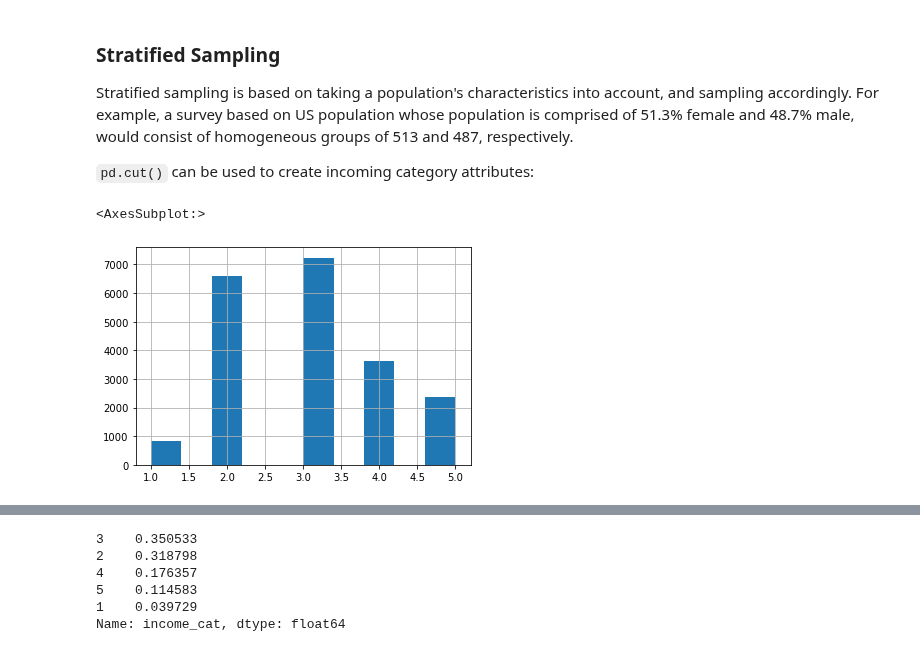
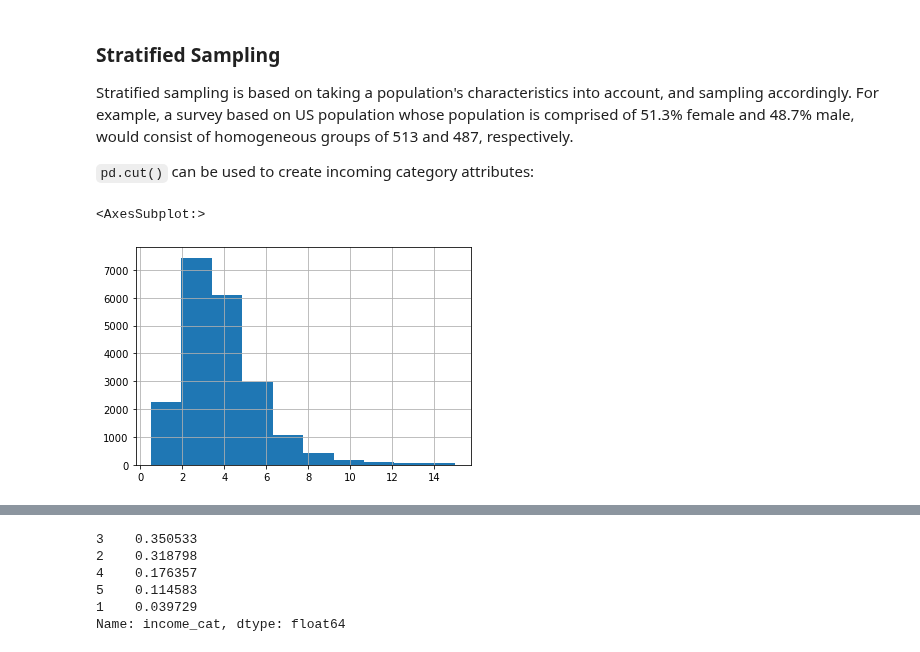
Before and after one commit to jwhudnall/hands-on-ML, a Jupyter notebook: Hands-on-ML.ipynb, the cells around one changed output, grey strips where cells are left out. Cells and saved outputs as stored; diff of their text form; code cells hidden in the pictures.

```diff
--- a/Hands-on-ML.ipynb
+++ b/Hands-on-ML.ipynb
@@ -124,6 +124,11 @@ Train size: 16512. Test size: 4128. Total size: 20640
 Stratified sampling is based on taking a population's characteristics into account, and sampling accordingly. For example, a survey based on US population whose population is comprised of 51.3% female and 48.7% male, would consist of homogeneous groups of 513 and 487, respectively.
 
 `pd.cut()` can be used to create incoming category attributes:
+# %%
+housing['median_income'].hist()
+# %% [output]
+<AxesSubplot:>
+[figure, added]
 # %%
 import numpy as np
 
@@ -131,7 +136,3 @@ import numpy as np
 housing['income_cat'] = pd.cut(housing['median_income'],
                               bins=[0., 1.5, 3., 4.5, 6., np.inf],
                               labels = [1, 2, 3, 4, 5])
-housing['income_cat'].hist()
-# %% [output]
-<AxesSubplot:>
-[figure, removed]
```
Also changed, not shown: parts of 5 cells of this notebook.
